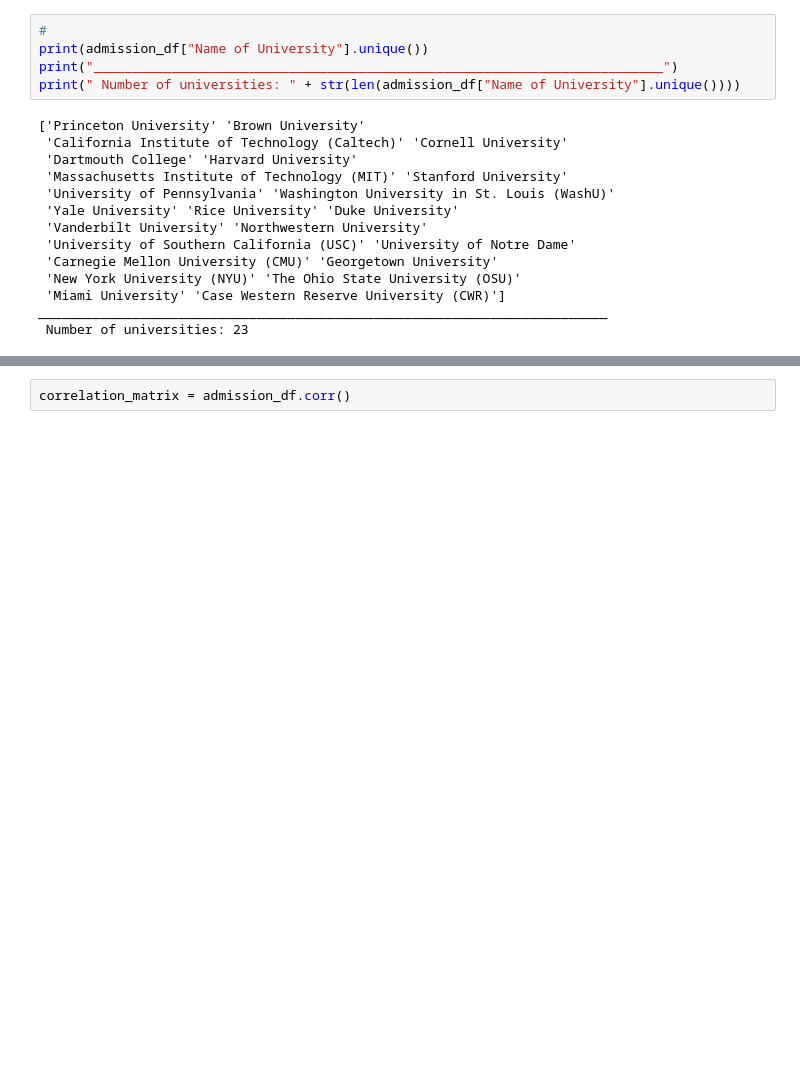
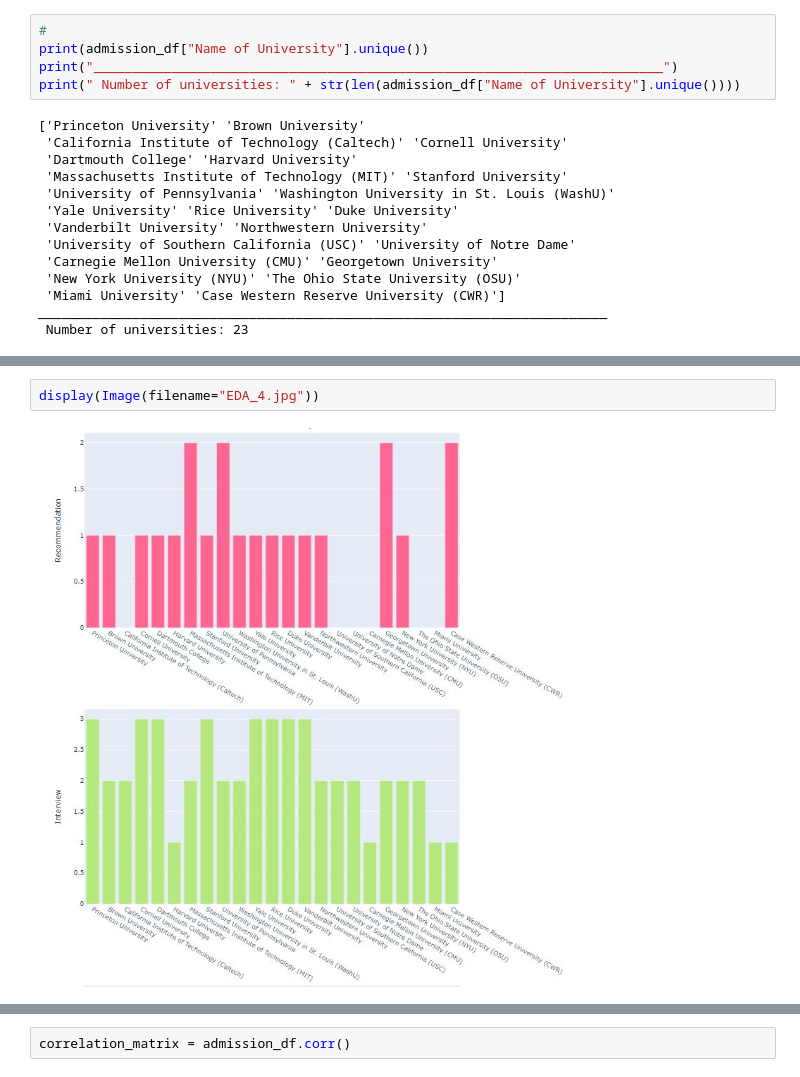
Before and after one commit to MilicaPutica/Exploratory-Data-Analysis-and-Visualization-for-metrics-with-Pandas-and-Plotly, a Jupyter notebook: Exploratory Data Analysis and Visualization for metrics with Pandas and Plotly.ipynb, the cells around one changed output, grey strips where cells are left out. Drawn from its saved outputs; the diff is of its cells as text; blank space fills up the shorter version.

```diff
--- a/Exploratory Data Analysis and Visualization for metrics with Pandas and Plotly.ipynb
+++ b/Exploratory Data Analysis and Visualization for metrics with Pandas and Plotly.ipynb
@@ -84,0 +96,4 @@ fig.show()
+# %%
+display(Image(filename="EDA_4.jpg"))
+# %% [output]
+[figure, added]
```
Also changed, not shown: parts of 15 cells of this notebook.
